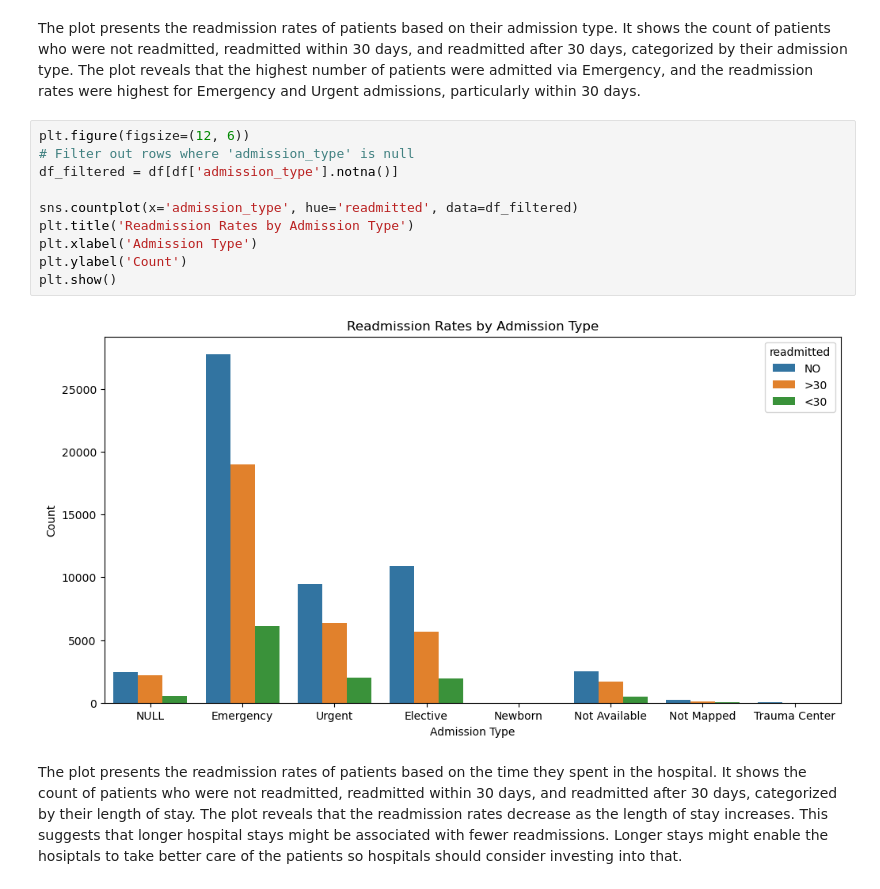
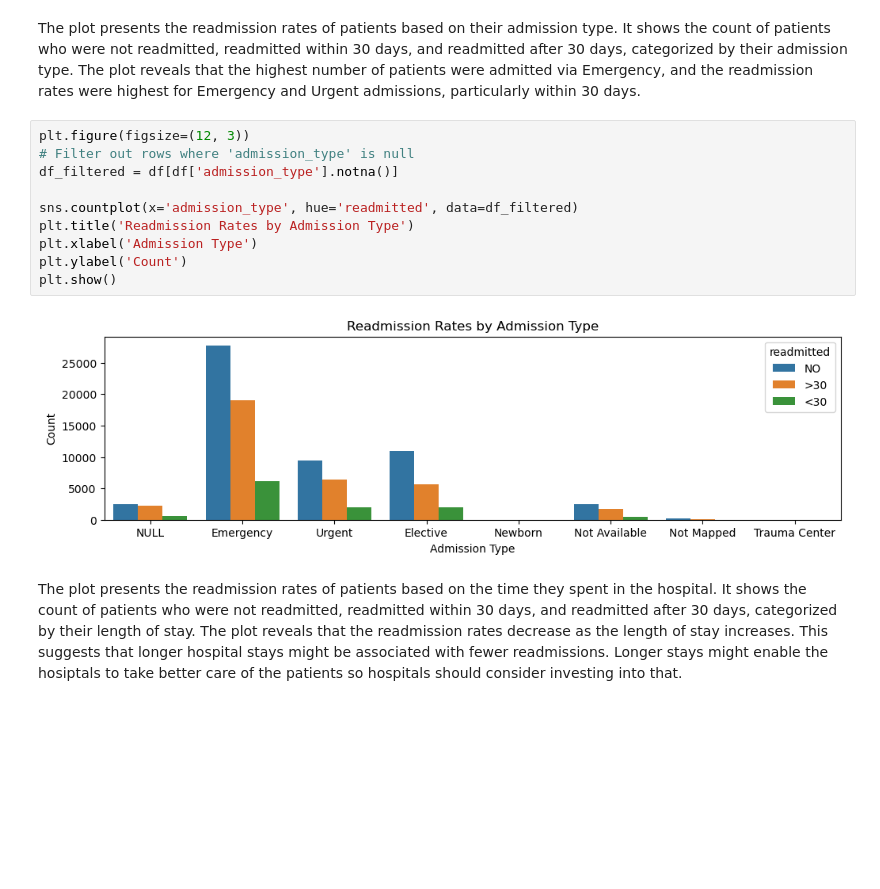
Before and after one commit to cs418-fa24/project-check-in-team-7, a Jupyter notebook: patient_readmission_ML_Modelling.ipynb, the cells around one changed output. Saved outputs shown, nothing was run; the diff lists cells and outputs as text; blank space fills up the shorter version.

```diff
--- a/patient_readmission_ML_Modelling.ipynb
+++ b/patient_readmission_ML_Modelling.ipynb
@@ -323,17 +283,17 @@ plt.show()
 # %% [markdown]
 The plot presents the readmission rates of patients based on their admission type. It shows the count of patients who were not readmitted, readmitted within 30 days, and readmitted after 30 days, categorized by their admission type. The plot reveals that the highest number of patients were admitted via Emergency, and the readmission rates were highest for Emergency and Urgent admissions, particularly within 30 days.
 # %%
-plt.figure(figsize=(12, 6))
+plt.figure(figsize=(12, 3))
 # Filter out rows where 'admission_type' is null
 df_filtered = df[df['admission_type'].notna()]
 
 sns.countplot(x='admission_type', hue='readmitted', data=df_filtered)
 plt.title('Readmission Rates by Admission Type')
 plt.xlabel('Admission Type')
 plt.ylabel('Count')
 plt.show()
 # %% [output]
-[figure, old version]
+[figure, new version]
 # %% [markdown]
 The plot presents the readmission rates of patients based on the time they spent in the hospital. It shows the count of patients who were not readmitted, readmitted within 30 days, and readmitted after 30 days, categorized by their length of stay. The plot reveals that the readmission rates decrease as the length of stay increases. This suggests that longer hospital stays might be associated with fewer readmissions. Longer stays might enable the hosiptals to take better care of the patients so hospitals should consider investing into that.
 # %%
```
Also changed, not shown: parts of 17 cells of this notebook.
